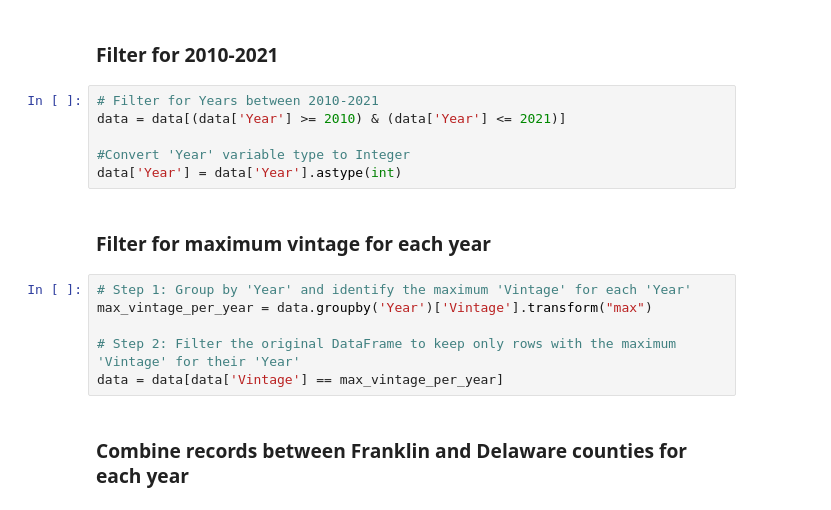
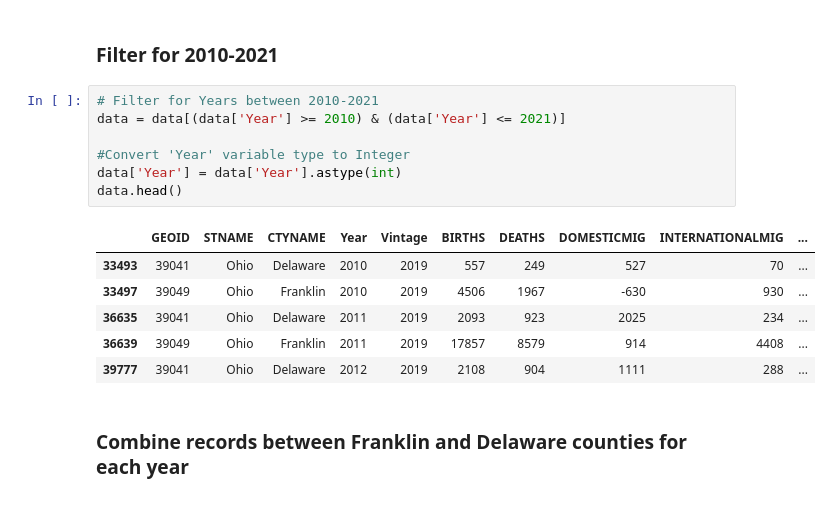
Before and after one commit to olivergwynn/OliverFirstTask, a Jupyter notebook: Task1.ipynb, the cells around one changed output. Cells and saved outputs as stored; diff of their text form.

```diff
--- a/Task1.ipynb
+++ b/Task1.ipynb
@@ -143,17 +177,17 @@ data = data[data['CTYNAME'].isin(['Delaware', 'Franklin'])]
 # %%
 # Filter for Years between 2010-2021
 data = data[(data['Year'] >= 2010) & (data['Year'] <= 2021)]
 
 #Convert 'Year' variable type to Integer
 data['Year'] = data['Year'].astype(int)
+data.head()
+# %% [output]
+|  | GEOID | STNAME | CTYNAME | Year | Vintage | BIRTHS | DEATHS | DOMESTICMIG | INTERNATIONALMIG | ... |
+| 33493 | 39041 | Ohio | Delaware | 2010 | 2019 | 557 | 249 | 527 | 70 | ... |
+| 33497 | 39049 | Ohio | Franklin | 2010 | 2019 | 4506 | 1967 | -630 | 930 | ... |
+| 36635 | 39041 | Ohio | Delaware | 2011 | 2019 | 2093 | 923 | 2025 | 234 | ... |
+| 36639 | 39049 | Ohio | Franklin | 2011 | 2019 | 17857 | 8579 | 914 | 4408 | ... |
+| 39777 | 39041 | Ohio | Delaware | 2012 | 2019 | 2108 | 904 | 1111 | 288 | ... |
-# %% [markdown]
-### Filter for maximum vintage for each year
-# %%
-# Step 1: Group by 'Year' and identify the maximum 'Vintage' for each 'Year'
-max_vintage_per_year = data.groupby('Year')['Vintage'].transform("max")
-
-# Step 2: Filter the original DataFrame to keep only rows with the maximum 'Vintage' for their 'Year'
-data = data[data['Vintage'] == max_vintage_per_year]
 # %% [markdown]
 ### Combine records between Franklin and Delaware counties for each year
 # %%
```
Also changed, not shown: parts of 34 cells of this notebook, 4 other files.
